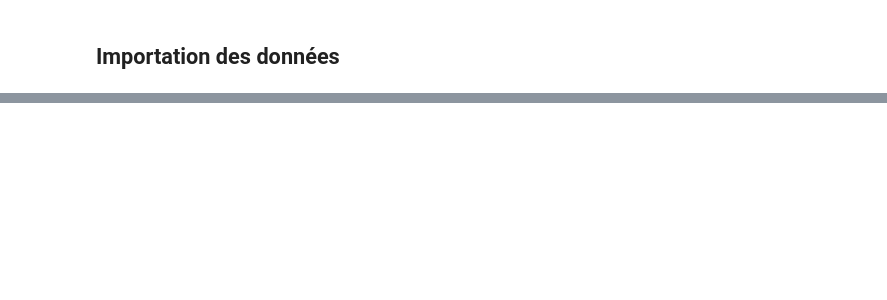
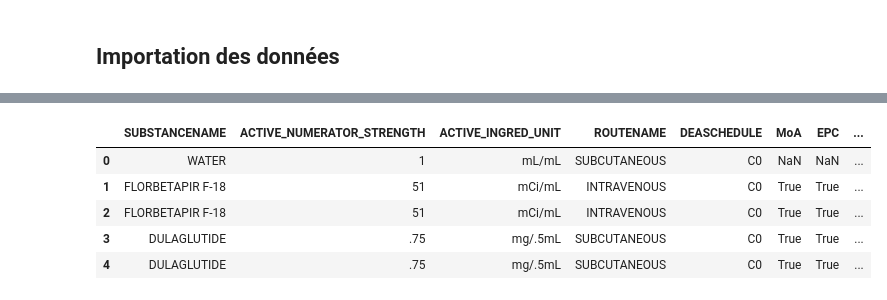
Before and after one commit to T-amairi/IFT870, a Jupyter notebook: TP2/tp2.ipynb, the cells around one changed output, grey strips where cells are left out. Saved outputs shown, nothing was run; the diff lists cells and outputs as text; code cells hidden in the pictures; blank space fills up the shorter version.

```diff
--- a/TP2/tp2.ipynb
+++ b/TP2/tp2.ipynb
@@ -42,0 +667,3 @@ display(dfPack.head())
+# %%
+# drop nan values in start marketing date column
+dfPack.dropna(subset=['STARTMARKETINGDATE'], inplace=True)
@@ -42,0 +779,17 @@ display(dfPack.head())
+# %%
+# get classes using regex
+regex = dfMerged['PHARM_CLASSES'].str.extractall(r"\[(.*?)\]").unstack().values.tolist()
+regex = list(map(set,regex))
+
+# to store the result
+pharmClass = list()
+
+# convert set to list
+for r in regex:
+    # remove nan and Chemical/Ingredient values
+    r.discard(np.nan)
+    r.discard('Chemical/Ingredient')
+    pharmClass.append(';'.join(list(r)))
+
+# replace
+dfMerged.loc[np.flatnonzero(dfMerged['PHARM_CLASSES'].notna()),'PHARM_CLASSES'] = pharmClass
@@ -42,0 +819,23 @@ display(dfPack.head())
+# %%
+# get all classes
+classes = dfSelected.loc[np.flatnonzero(dfMerged['PHARM_CLASSES'].notna()),'PHARM_CLASSES'].str.split(';', expand=True)
+classes = set(i for col in classes.columns for i in classes[col].unique())
+classes.remove(None)
+
+# get a copy
+X = dfSelected.copy()
+X.drop(columns='PHARM_CLASSES', inplace=True)
+
+# split pharma classes into X
+for c in classes:
+    X[c] = dfSelected['PHARM_CLASSES'].str.contains(c)
+
+# print
+X.head()
+# %% [output]
+|  | SUBSTANCENAME | ACTIVE_NUMERATOR_STRENGTH | ACTIVE_INGRED_UNIT | ROUTENAME | DEASCHEDULE | MoA | EPC | ... |
+| 0 | WATER | 1 | mL/mL | SUBCUTANEOUS | C0 | NaN | NaN | ... |
+| 1 | FLORBETAPIR F-18 | 51 | mCi/mL | INTRAVENOUS | C0 | True | True | ... |
+| 2 | FLORBETAPIR F-18 | 51 | mCi/mL | INTRAVENOUS | C0 | True | True | ... |
+| 3 | DULAGLUTIDE | .75 | mg/.5mL | SUBCUTANEOUS | C0 | True | True | ... |
+| 4 | DULAGLUTIDE | .75 | mg/.5mL | SUBCUTANEOUS | C0 | True | True | ... |
```
Also changed, not shown: parts of 106 cells of this notebook.
